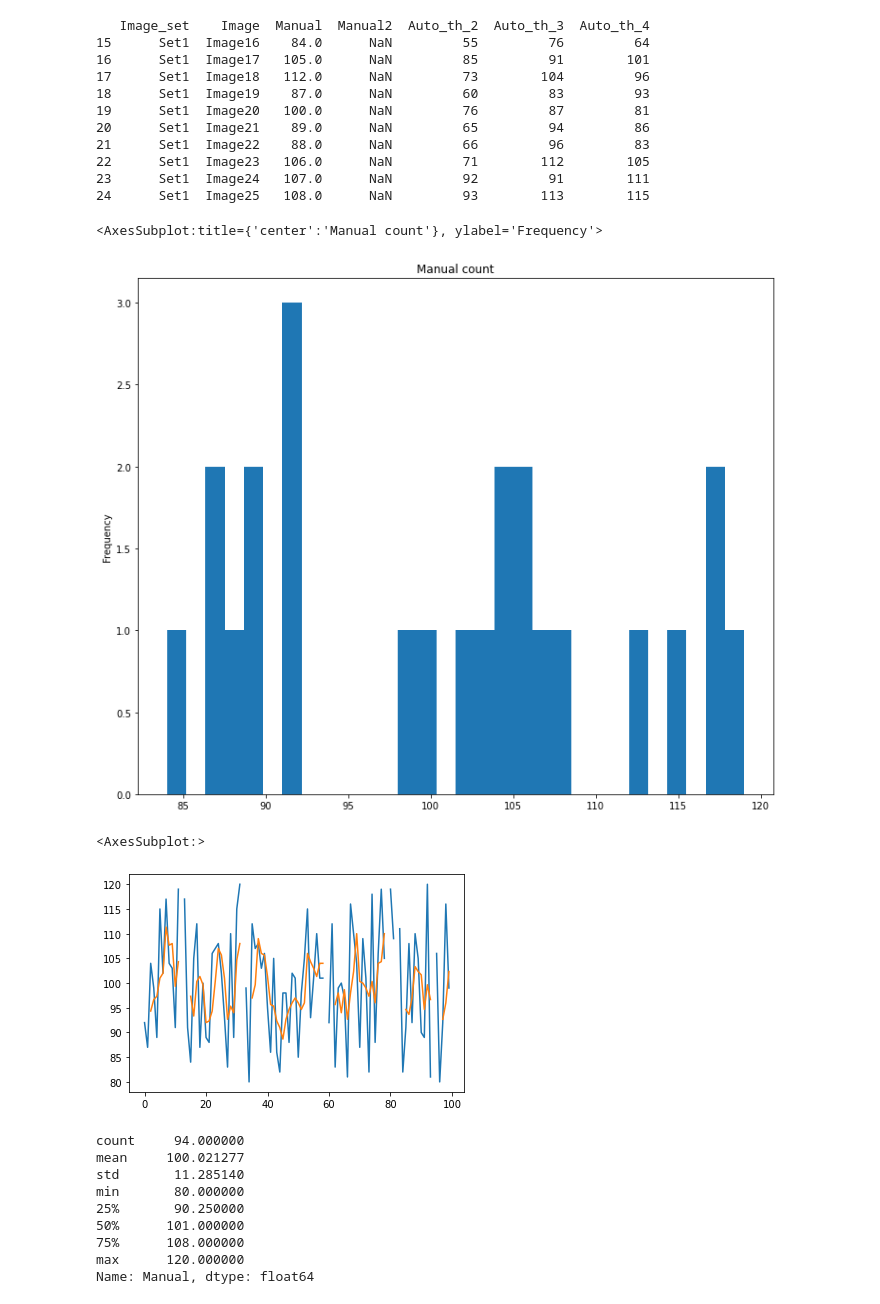
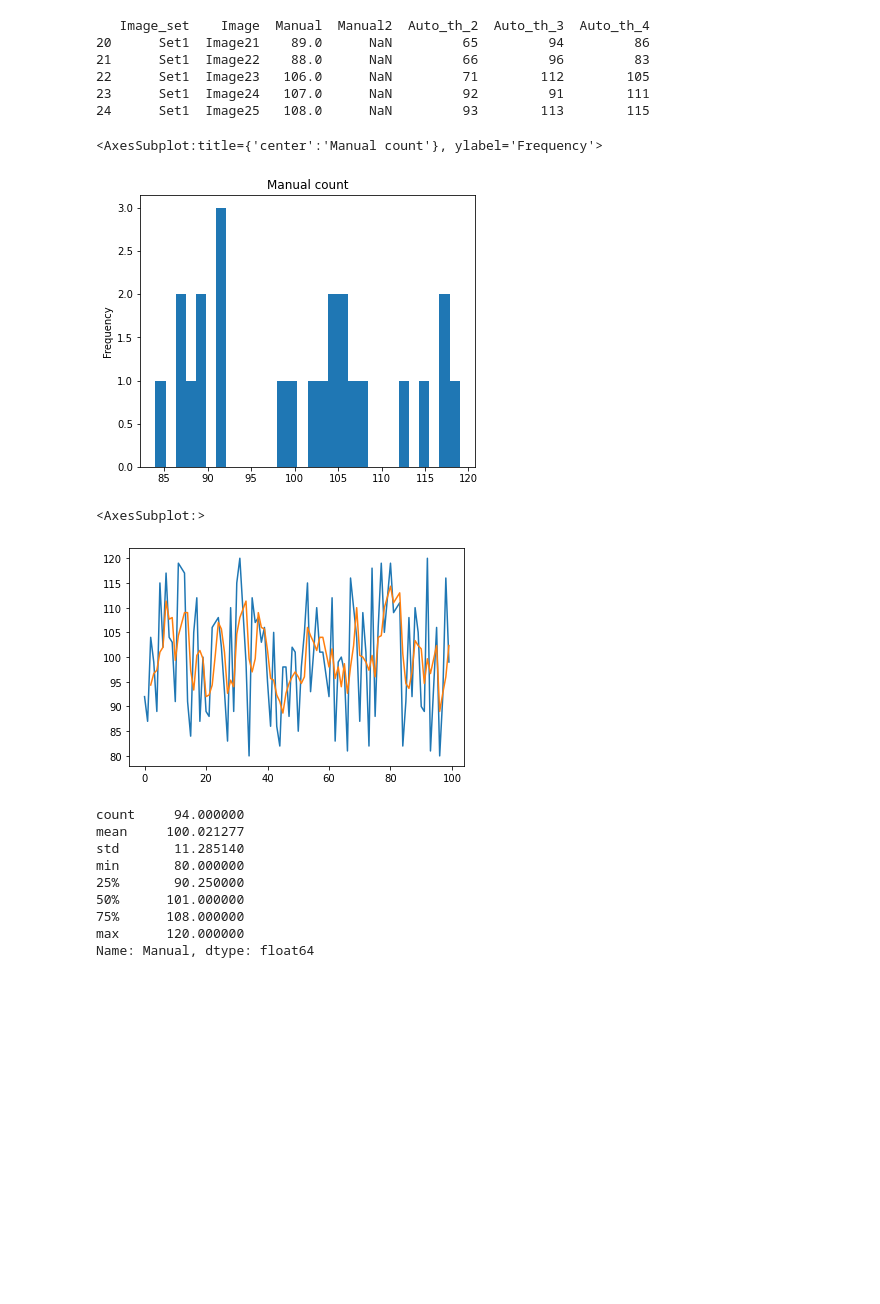
Before and after one commit to huangshuewei/1.-Python-Beginners, a Jupyter notebook: 1. Python Beginners/15.Plotting - Pandas.ipynb, the cells around one changed output. Drawn from its saved outputs; the diff is of its cells as text; code cells hidden in the pictures; blank space fills up the shorter version.

```diff
--- a/1. Python Beginners/15.Plotting - Pandas.ipynb
+++ b/1. Python Beginners/15.Plotting - Pandas.ipynb
@@ -52,29 +46,33 @@ print(df.head(25))
 # %%
 set1_df = df[df['Image_set']=='Set1']
-print(set1_df.tail(10))
+
+print(set1_df.tail(5))
 # %% [output]
    Image_set    Image  Manual  Manual2  Auto_th_2  Auto_th_3  Auto_th_4
-15      Set1  Image16    84.0      NaN         55         76         64
-16      Set1  Image17   105.0      NaN         85         91        101
-17      Set1  Image18   112.0      NaN         73        104         96
-18      Set1  Image19    87.0      NaN         60         83         93
-19      Set1  Image20   100.0      NaN         76         87         81
 20      Set1  Image21    89.0      NaN         65         94         86
 21      Set1  Image22    88.0      NaN         66         96         83
 22      Set1  Image23   106.0      NaN         71        112        105
 23      Set1  Image24   107.0      NaN         92         91        111
 24      Set1  Image25   108.0      NaN         93        113        115
 # %%
-set1_df['Manual'].plot(kind='hist', bins=30, title='Manual count', figsize=(12,10))
+# plot only 'Manual' Set1 data
+
+set1_df['Manual'].plot(kind='hist',
+                       bins=30,
+                       title='Manual count',
+                       figsize=(6,5))
 # %% [output]
 <AxesSubplot:title={'center':'Manual count'}, ylabel='Frequency'>
-[figure, old version]
+[figure, new version]
 # %%
+df = df.drop(columns=['Manual2'], axis=1)
+df = df.dropna()
+
 df['Manual'].plot()
 df['Manual'].rolling(3).mean().plot()
 # %% [output]
 <AxesSubplot:>
-[figure, old version]
+[figure, new version]
 # %%
 print(df['Manual'].describe())
 # %% [output]
```
Also changed, not shown: parts of 7 cells of this notebook, 8 other files.
